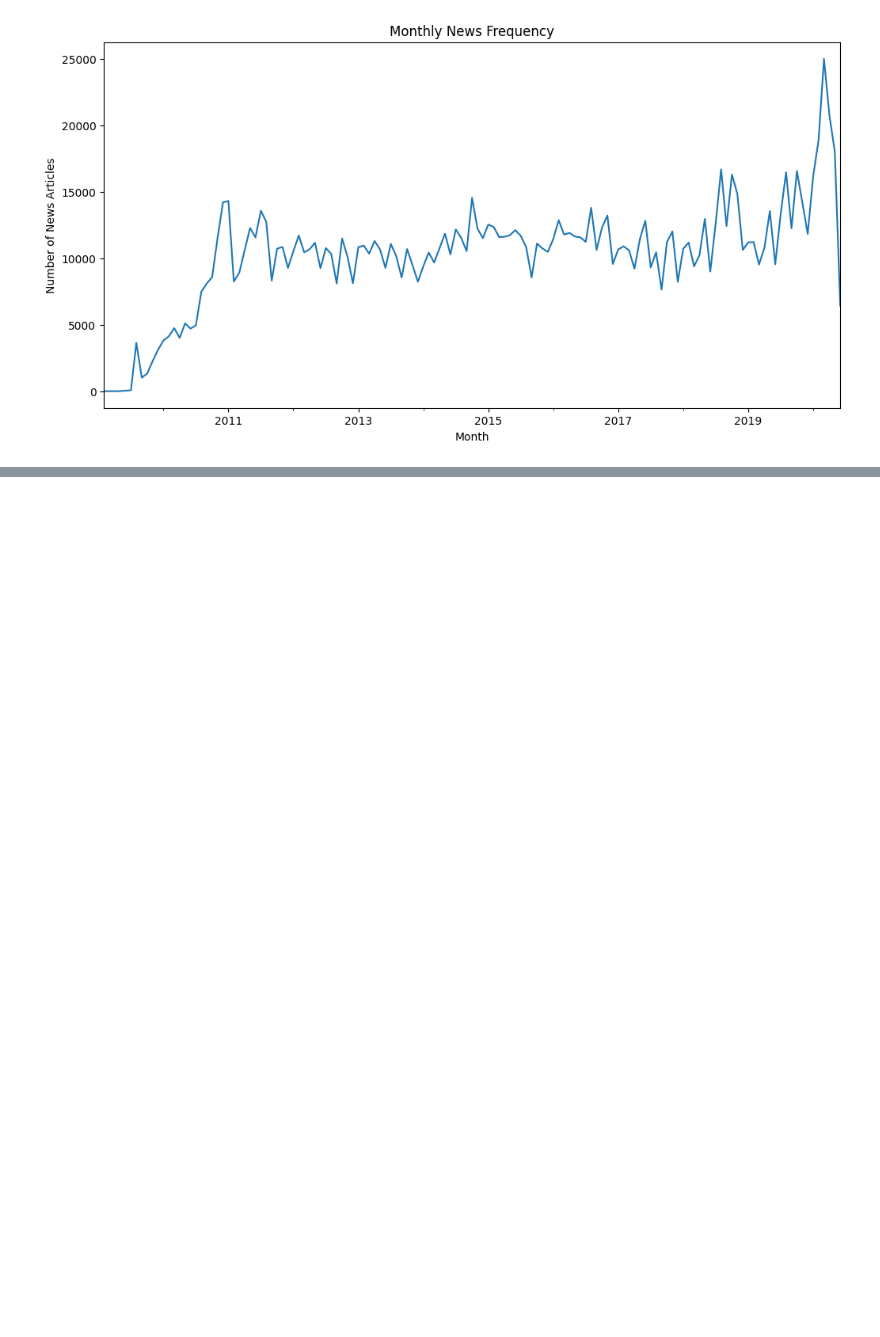
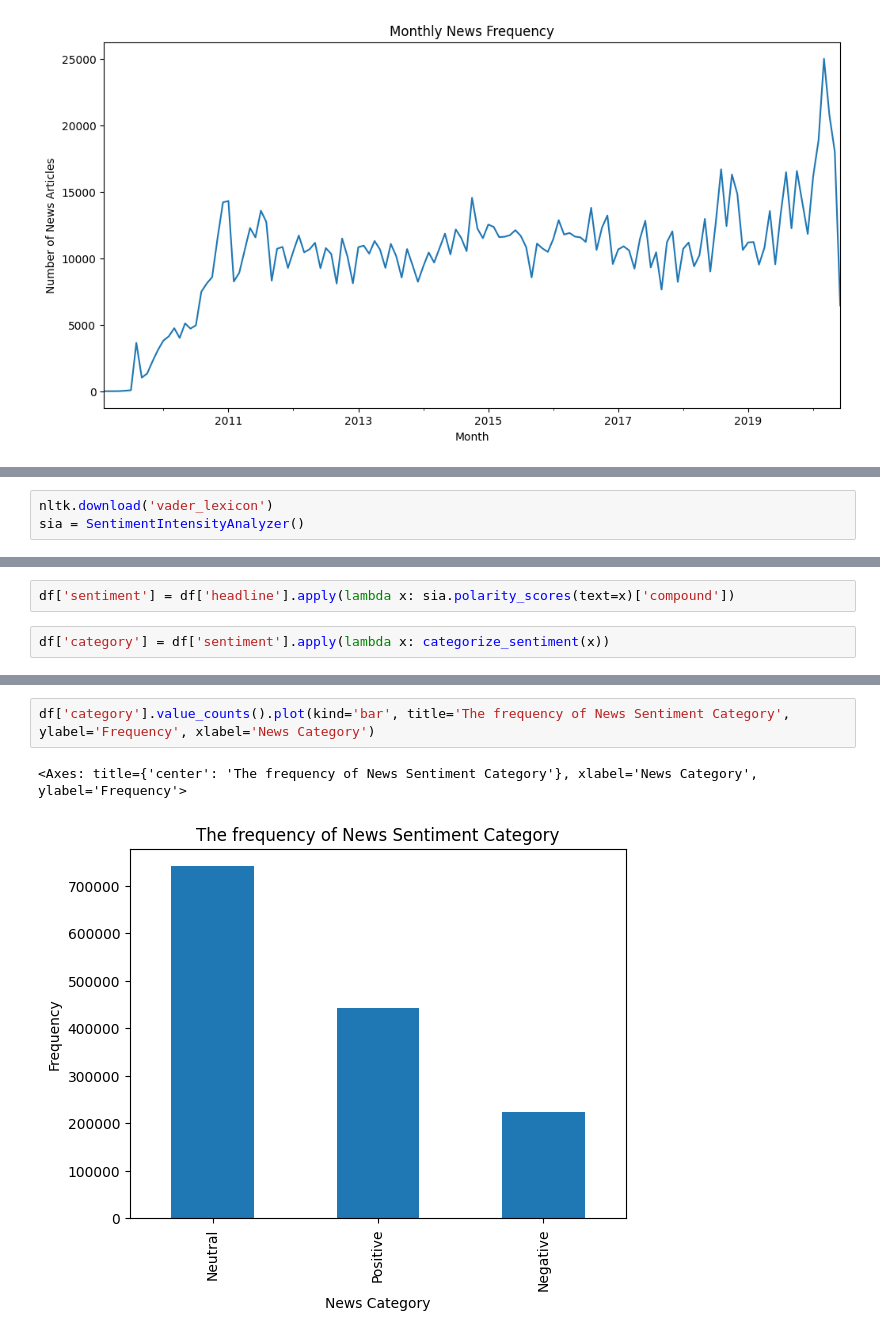
Before and after one commit to abrehamashebir/kaim3-stock-price-analysis, a Jupyter notebook: notebook/news_sentiment.ipynb, the cells around one changed output, grey strips where cells are left out. Drawn from its saved outputs; the diff is of its cells as text; blank space fills up the shorter version.

```diff
--- a/notebook/news_sentiment.ipynb
+++ b/notebook/news_sentiment.ipynb
@@ -137,0 +173,3 @@ plt.show()
+# %%
+nltk.download('vader_lexicon')
+sia = SentimentIntensityAnalyzer()
@@ -137,0 +184,4 @@ plt.show()
+# %%
+df['sentiment'] = df['headline'].apply(lambda x: sia.polarity_scores(text=x)['compound'])
+# %%
+df['category'] = df['sentiment'].apply(lambda x: categorize_sentiment(x))
@@ -137,0 +204,5 @@ plt.show()
+# %%
+df['category'].value_counts().plot(kind='bar', title='The frequency of News Sentiment Category', ylabel='Frequency', xlabel='News Category')
+# %% [output]
+<Axes: title={'center': 'The frequency of News Sentiment Category'}, xlabel='News Category', ylabel='Frequency'>
+[figure, added]
```
Also changed, not shown: parts of 13 cells of this notebook, 2 other files.
